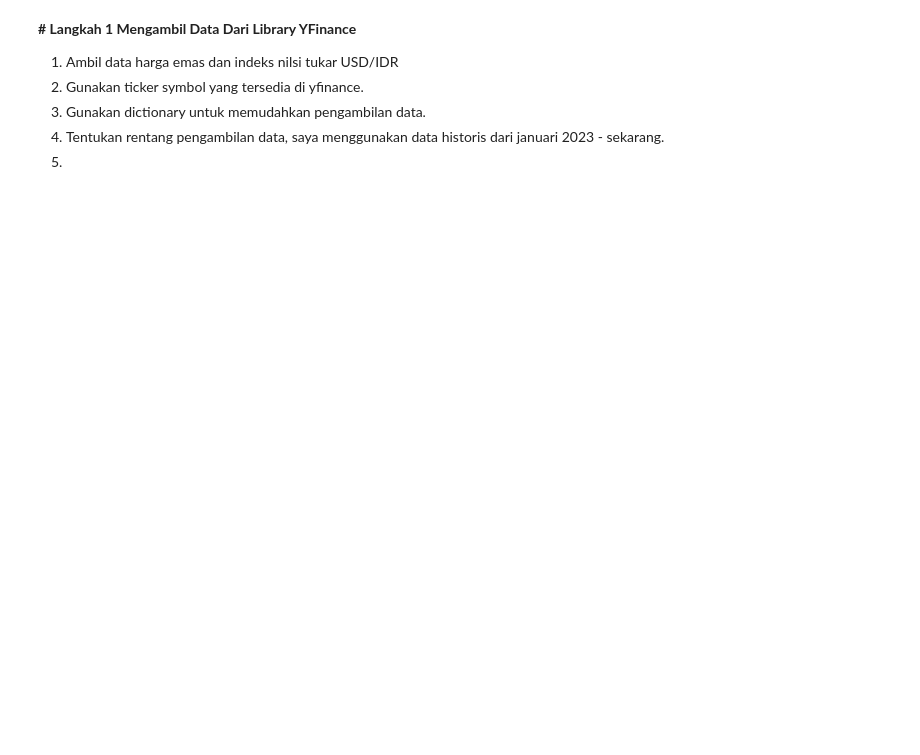
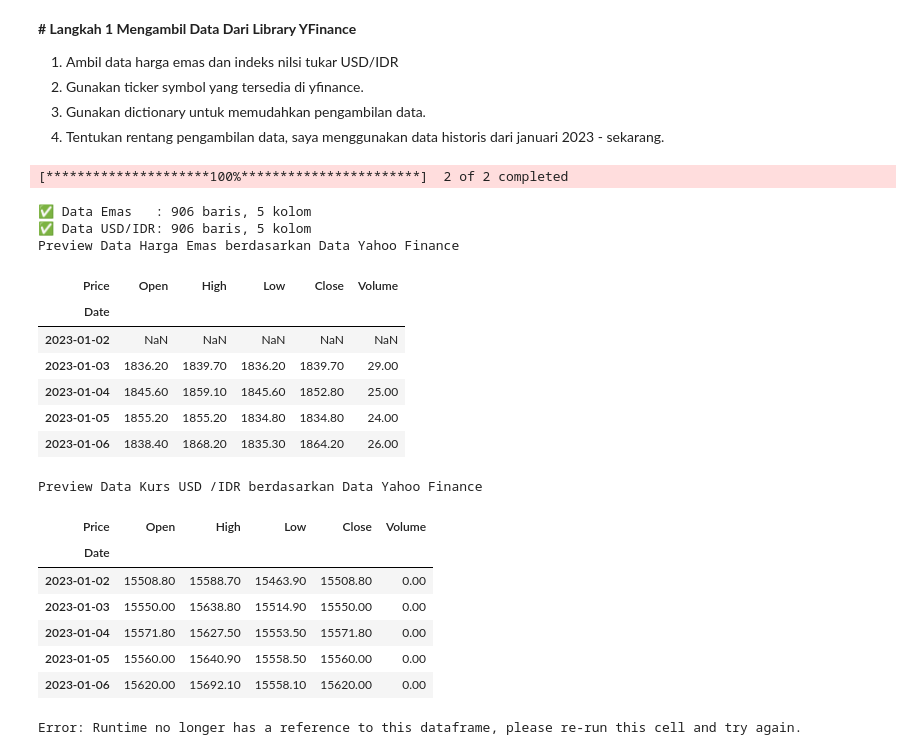
Before and after one commit to RenatGreen-flag/Model-Liniar-Regression, a Jupyter notebook: linearRegressionGoldnIDR.ipynb, the cells around one changed output. Cells and saved outputs as stored; diff of their text form; code cells hidden in the pictures; blank space fills up the shorter version.

```diff
--- a/linearRegressionGoldnIDR.ipynb
+++ b/linearRegressionGoldnIDR.ipynb
@@ -55,4 +84,3 @@ Successfully installed dacite-1.9.2 filetype-1.2.0 imagehash-4.3.2 minify-html-0
 2.   Gunakan ticker symbol yang tersedia di yfinance.
 3. Gunakan dictionary untuk memudahkan pengambilan data.
 4. Tentukan rentang pengambilan data, saya menggunakan data historis dari januari 2023 - sekarang.
-5.
@@ -72 +87,50 @@ ticker_map = {
+# %%
+# untuk konversi ounce ke gram
+TROY_OUNCE_TO_GRAM = 31.1035   # 1 troy ounce = 31.1035 gram
+pd.set_option('display.float_format', lambda x: '%.2f' % x)
+ticker_map = {
+    "GC=F"    : "gold",
+    "USDIDR=X": "usdidr",
+}
+
+START = "2023-01-01"
+END   = datetime.today().strftime("%Y-%m-%d")
+
+raw = yf.download(
+    tickers     = list(ticker_map.keys()),
+    start       = START,
+    end         = END,
+    auto_adjust = True,
+    progress    = True,
+    group_by    = 'ticker'
+)
+
+print(f"\n✅ Data Emas   : {raw.shape[0]} baris, {raw["GC=F"].shape[1]} kolom")
+print(f"✅ Data USD/IDR: {raw.shape[0]} baris, {raw["USDIDR=X"].shape[1]} kolom")
+
+print("Preview Data Harga Emas berdasarkan Data Yahoo Finance")
+display(raw["GC=F"].())
+print("Preview Data Kurs USD /IDR berdasarkan Data Yahoo Finance")
+display(raw["USDIDR=X"].head())
+# %% [output]
+[*********************100%***********************]  2 of 2 completed
+✅ Data Emas   : 906 baris, 5 kolom
+✅ Data USD/IDR: 906 baris, 5 kolom
+Preview Data Harga Emas berdasarkan Data Yahoo Finance
+| Price | Open | High | Low | Close | Volume |
+| Date |  |  |  |  |  |
+| 2023-01-02 | NaN | NaN | NaN | NaN | NaN |
+| 2023-01-03 | 1836.20 | 1839.70 | 1836.20 | 1839.70 | 29.00 |
+| 2023-01-04 | 1845.60 | 1859.10 | 1845.60 | 1852.80 | 25.00 |
+| 2023-01-05 | 1855.20 | 1855.20 | 1834.80 | 1834.80 | 24.00 |
+| 2023-01-06 | 1838.40 | 1868.20 | 1835.30 | 1864.20 | 26.00 |
+Preview Data Kurs USD /IDR berdasarkan Data Yahoo Finance
+| Price | Open | High | Low | Close | Volume |
+| Date |  |  |  |  |  |
+| 2023-01-02 | 15508.80 | 15588.70 | 15463.90 | 15508.80 | 0.00 |
+| 2023-01-03 | 15550.00 | 15638.80 | 15514.90 | 15550.00 | 0.00 |
+| 2023-01-04 | 15571.80 | 15627.50 | 15553.50 | 15571.80 | 0.00 |
+| 2023-01-05 | 15560.00 | 15640.90 | 15558.50 | 15560.00 | 0.00 |
+| 2023-01-06 | 15620.00 | 15692.10 | 15558.10 | 15620.00 | 0.00 |
+Error: Runtime no longer has a reference to this dataframe, please re-run this cell and try again.
 # %%
```
Also changed, not shown: parts of 19 cells of this notebook.
